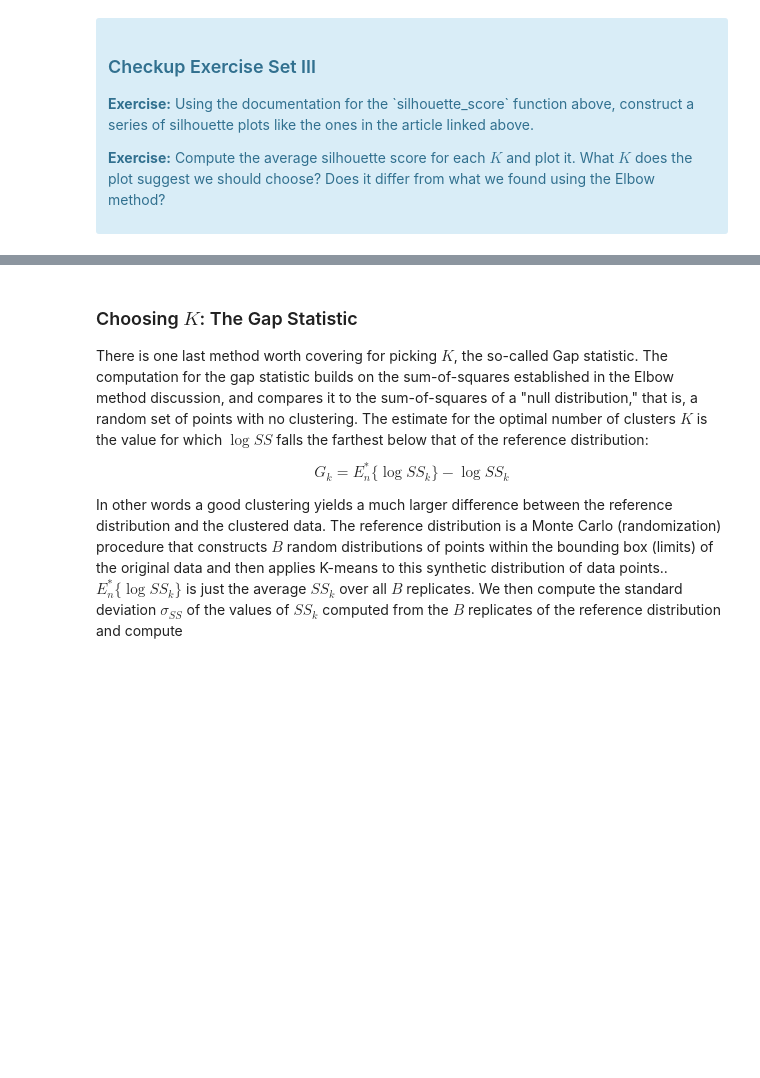
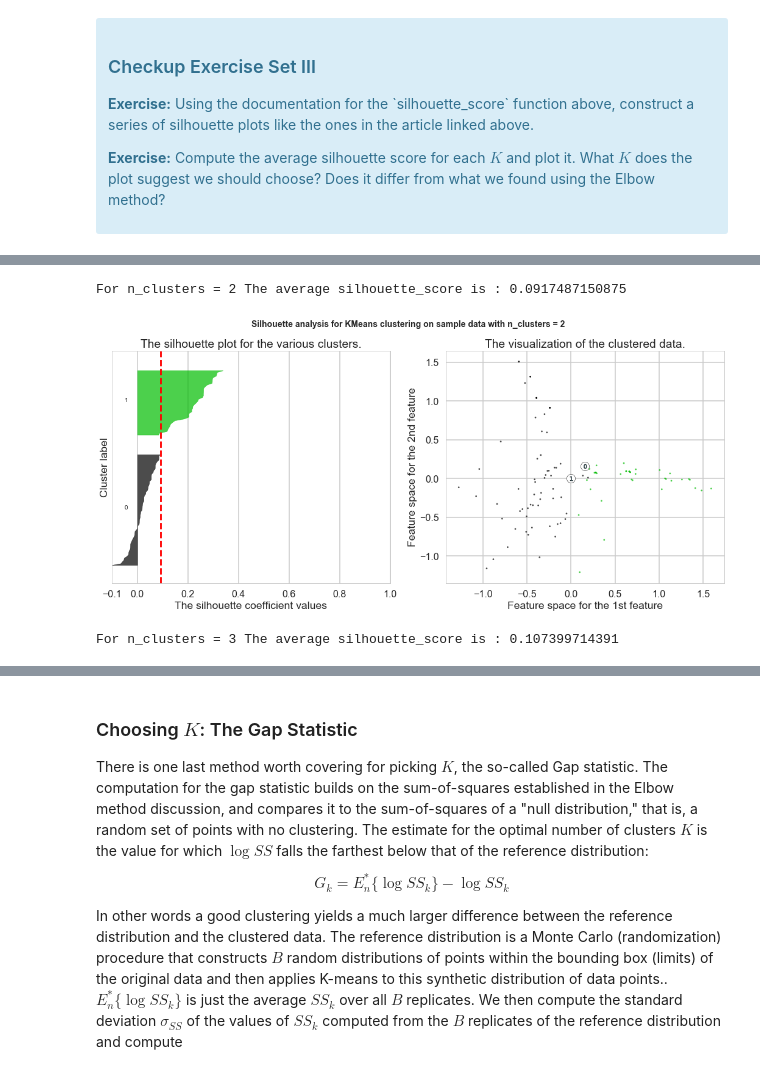
Before and after one commit to nicolechao/springboard-data-science, a Jupyter notebook: Mini Projects and Exercises/Clustering Customer Segmentation/Mini_Project_Clustering.ipynb, the cells around one changed output, grey strips where cells are left out. Saved outputs shown, nothing was run; the diff lists cells and outputs as text; code cells hidden in the pictures; blank space fills up the shorter version.

Commit message:
Add silhouette method for choosing K.

```diff
--- a/Mini Projects and Exercises/Clustering Customer Segmentation/Mini_Project_Clustering.ipynb
+++ b/Mini Projects and Exercises/Clustering Customer Segmentation/Mini_Project_Clustering.ipynb
@@ -209,0 +204,80 @@ Fortunately, scikit-learn provides a function to compute this for us (phew!) cal
+# %%
+from sklearn.metrics import silhouette_samples, silhouette_score
+from sklearn.decomposition import PCA
+import matplotlib.cm as cm
+
+silhouette_avgs = []
+
+for k in ks:
+    fig, (ax1, ax2) = plt.subplots(1, 2)
+    fig.set_size_inches(18, 7)
+
+    # The 1st subplot is the silhouette plot
+    ax1.set_xlim([-0.1, 1])
+    ax1.set_ylim([0, len(x_cols) + (k + 1) * 10])
+
+    kmean = KMeans(n_clusters = k, random_state = 13)
+    labels = kmean.fit_predict(x_cols)
+    silhouette_avg = silhouette_score(x_cols, labels)
+    silhouette_avgs.append(silhouette_avg)
+    print("For n_clusters =", k,
+          "The average silhouette_score is :", silhouette_avg)
+
+    sample_silhouette_values = silhouette_samples(x_cols, labels)
+
+    y_lower = 10
+    for i in range(k):
+        ith_cluster_silhouette_values = \
+            sample_silhouette_values[labels == i]
+
+        ith_cluster_silhouette_values.sort()
+
+        size_cluster_i = ith_cluster_silhouette_values.shape[0]
+        y_upper = y_lower + size_cluster_i
+
+        color = cm.spectral(float(i) / k)
+        ax1.fill_betweenx(np.arange(y_lower, y_upper),
+                          0, ith_cluster_silhouette_values,
+                          facecolor=color, edgecolor=color, alpha=0.7)
+
+        ax1.text(-0.05, y_lower + 0.5 * size_cluster_i, str(i))
+
+        y_lower = y_upper + 10  # 10 for the 0 samples
+
+    ax1.set_title("The silhouette plot for the various clusters.")
+    ax1.set_xlabel("The silhouette coefficient values")
+    ax1.set_ylabel("Cluster label")
+
+    ax1.axvline(x=silhouette_avg, color="red", linestyle="--")
+
+    ax1.set_yticks([])  # Clear the yaxis labels / ticks
+    ax1.set_xticks([-0.1, 0, 0.2, 0.4, 0.6, 0.8, 1])
+
+    # 2nd Plot showing the actual clusters formed
+    colors = cm.spectral(labels.astype(float) / k)
+    pca = PCA(n_components = 2).fit(x_cols)
+    x_2d = pca.transform(x_cols)
+    ax2.scatter(x_2d[:, 0], x_2d[:, 1], marker='.', s=30, lw=0, alpha=0.7,
+                c=colors, edgecolor='k')
+
+    centers = kmean.cluster_centers_
+    ax2.scatter(centers[:, 0], centers[:, 1], marker='o',
+                c="white", alpha=1, s=200, edgecolor='k')
+
+    for i, c in enumerate(centers):
+        ax2.scatter(c[0], c[1], marker='$%d$' % i, alpha=1,
+                    s=50, edgecolor='k')
+
+    ax2.set_title("The visualization of the clustered data.")
+    ax2.set_xlabel("Feature space for the 1st feature")
+    ax2.set_ylabel("Feature space for the 2nd feature")
+
+    plt.suptitle(("Silhouette analysis for KMeans clustering on sample data "
+                  "with n_clusters = %d" % k),
+                 fontsize=14, fontweight='bold')
+
+    plt.show()
+# %% [output]
+For n_clusters = 2 The average silhouette_score is : 0.0917487150875
+[figure, added]
+For n_clusters = 3 The average silhouette_score is : 0.107399714391
```
Also changed, not shown: parts of 10 cells of this notebook.
